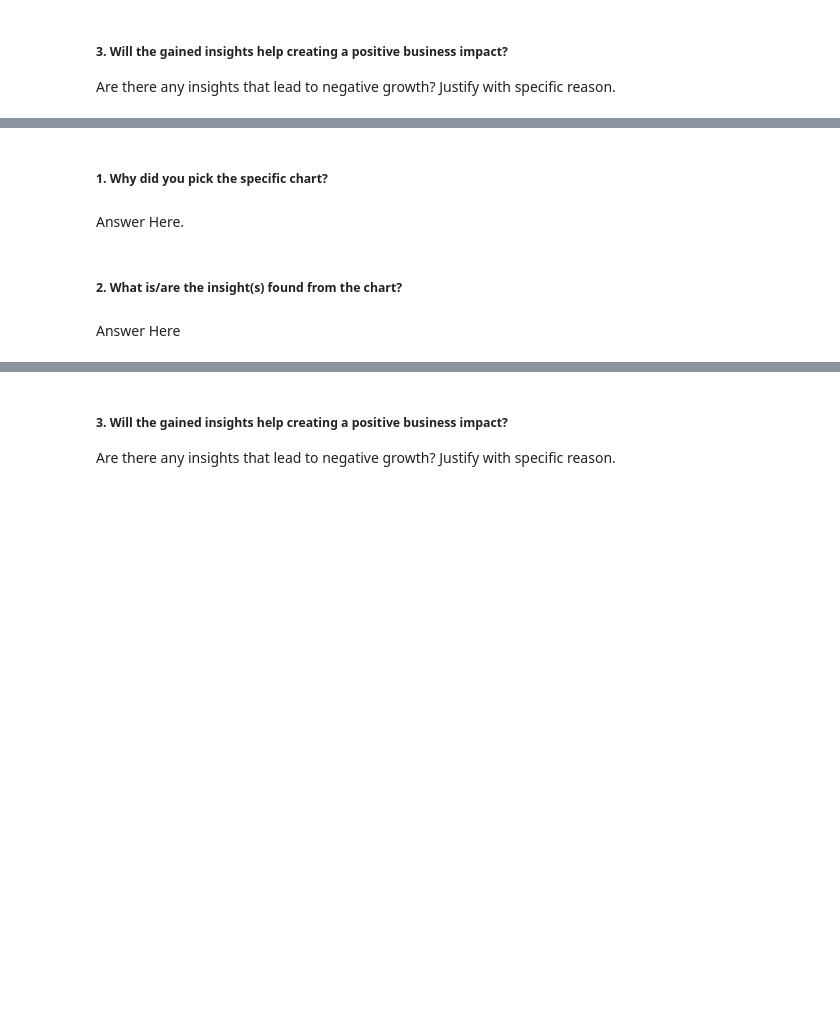
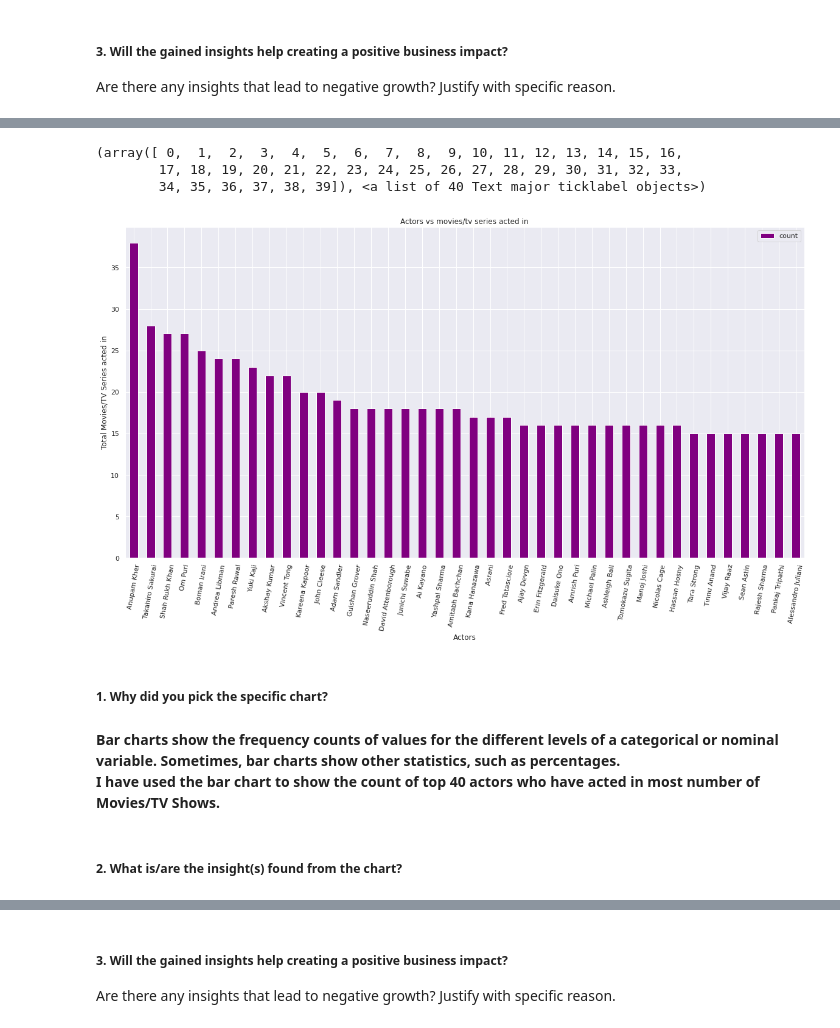
Before and after one commit to iamNirmeshGupta/Netflix-Movies-And-TV-Shows-Clustering, a Jupyter notebook: Netflix_Movies_And_TV_Shows_Clustering_Nirmesh_Gupta_Unsupervised_Capstone_Project.ipynb, the cells around one changed output, grey strips where cells are left out. Saved outputs shown, nothing was run; the diff lists cells and outputs as text; code cells hidden in the pictures; blank space fills up the shorter version.

```diff
--- a/Netflix_Movies_And_TV_Shows_Clustering_Nirmesh_Gupta_Unsupervised_Capstone_Project.ipynb
+++ b/Netflix_Movies_And_TV_Shows_Clustering_Nirmesh_Gupta_Unsupervised_Capstone_Project.ipynb
@@ -691,0 +727,23 @@ Answer Here
+# %%
+# Chart - 5 - Top Actors with highest count of movies
+
+# Convert Cast to get a dataframe of individual actors
+def convert_to_list(df):
+  cast_count = {}
+  cast_count_final = []
+  cast_list = list(df['cast'])
+  for i in range(len(cast_list)):
+    cast_count_final.extend(str(cast_list[i]).split(","))
+  for i in cast_count_final:
+    if i not in cast_count:
+      cast_count[i] = cast_count_final.count(i)
+  return cast_count
+# %%
+# Storing the cast_count dictionary in a separate dataframe
+
+cast_df = convert_to_list(df)
+casts_df = pd.DataFrame.from_dict(cast_df, orient='index', columns = ['count'])
+
+# Highest number of movies for actors
+
+casts_df.sort_values('count', ascending=False).drop('unknown')
@@ -692,8 +764,21 @@ Answer Here
+# %%
+# Plot for top 10 actors in Movies/TV Shows
+
+plt.rcParams["figure.figsize"] = (20, 10)
+casts_df.sort_values('count', ascending=False).drop('unknown').head(40).plot(kind='bar', color='purple')
+plt.xlabel("Actors")
+plt.ylabel("Total Movies/TV Series acted in")
+plt.title("Actors vs movies/tv series acted in")
+plt.xticks(rotation=80)
+# %% [output]
+(array([ 0,  1,  2,  3,  4,  5,  6,  7,  8,  9, 10, 11, 12, 13, 14, 15, 16,
+        17, 18, 19, 20, 21, 22, 23, 24, 25, 26, 27, 28, 29, 30, 31, 32, 33,
+        34, 35, 36, 37, 38, 39]), <a list of 40 Text major ticklabel objects>)
+[figure, added]
 # %% [markdown]
 ##### 1. Why did you pick the specific chart?
-# %% [markdown]
-Answer Here.
+# %% [markdown]
+**Bar charts show the frequency counts of values for the different levels of a categorical or nominal variable. Sometimes, bar charts show other statistics, such as percentages.** \
+**I have used the bar chart to show the count of top 40 actors who have acted in most number of Movies/TV Shows.**
 # %% [markdown]
 ##### 2. What is/are the insight(s) found from the chart?
-# %% [markdown]
-Answer Here
```
Also changed, not shown: parts of 69 cells of this notebook.
